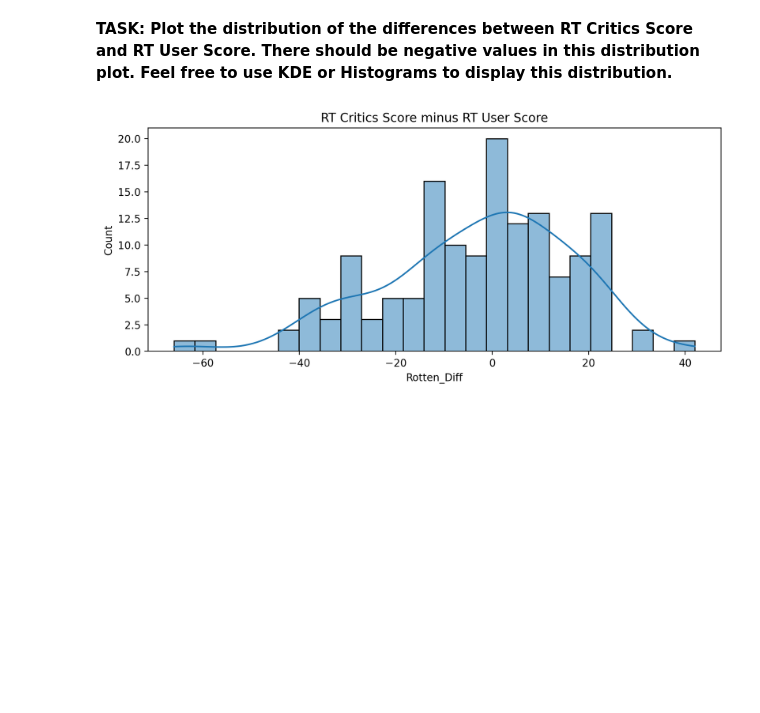
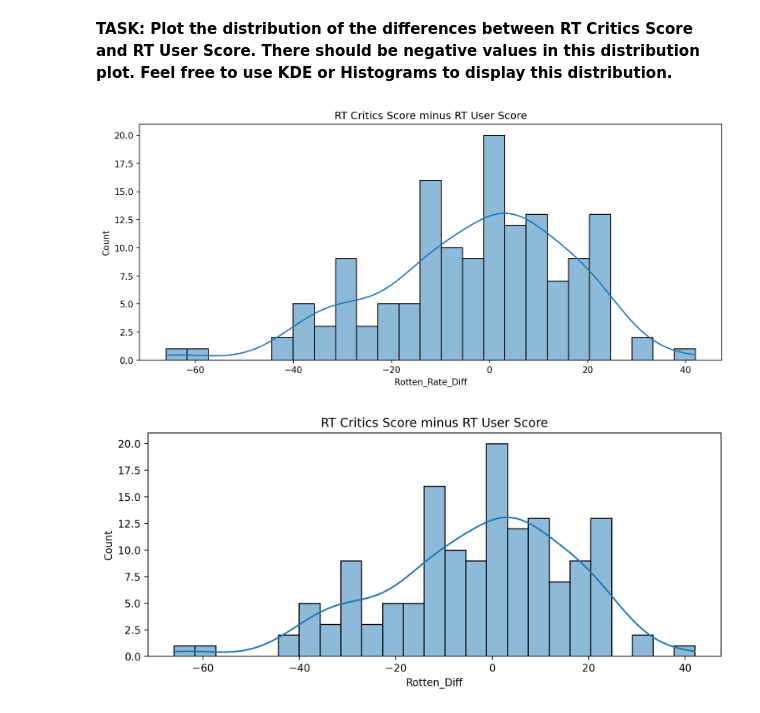
Before and after one commit to Ertugrul-Kurubal/DVwPy-Assigments, a Jupyter notebook: Capstone Project/Capstone-Project.ipynb, the cells around one changed output. Drawn from its saved outputs; the diff is of its cells as text; code cells hidden in the pictures; blank space fills up the shorter version.

Commit message:
Rotten Rate Diff Histplot

```diff
--- a/Capstone Project/Capstone-Project.ipynb
+++ b/Capstone Project/Capstone-Project.ipynb
@@ -531,3 +533,10 @@ abs((all_sites.RottenTomatoes-all_sites.RottenTomatoes_User)).mean()
+# %%
+#CODE HERE
+plt.figure(figsize=(12,5),dpi=150)
+sns.histplot(x="Rotten_Rate_Diff",data=all_sites,bins=25,kde=True)
+plt.title("RT Critics Score minus RT User Score");
+# %% [output]
+[figure, added]
 # %%
 # %% [output]
 [figure]
```
Also changed, not shown: parts of 2 cells of this notebook.
